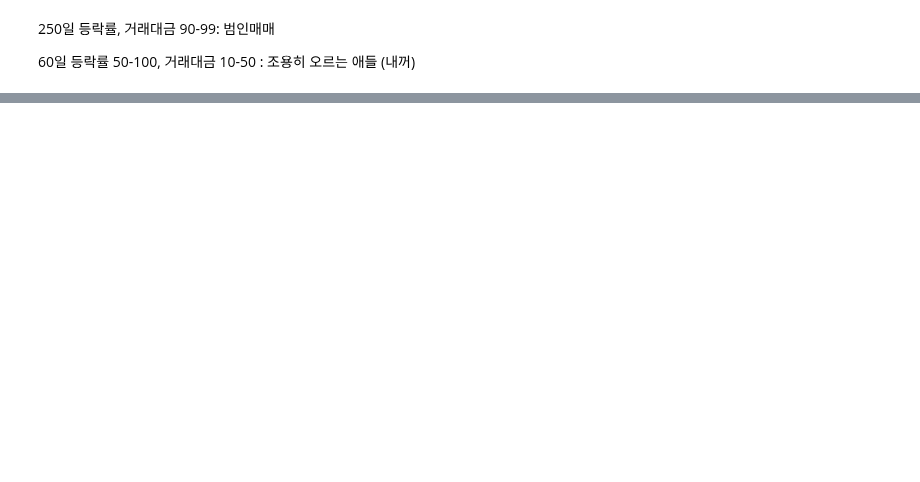
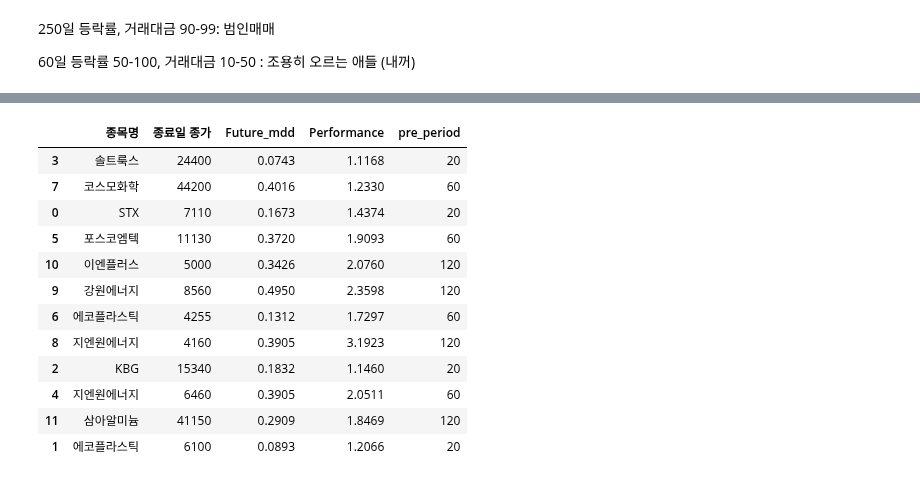
Before and after one commit to yeonghun00/stock-notes, a Jupyter notebook: useful/good_stocks.ipynb, the cells around one changed output, grey strips where cells are left out. Cells and saved outputs as stored; diff of their text form; code cells hidden in the pictures; blank space fills up the shorter version.

```diff
--- a/useful/good_stocks.ipynb
+++ b/useful/good_stocks.ipynb
@@ -110,8 +137,8 @@ class StockList():
       for i in self.filtered_df['종목코드']:
         future = (datetime.date.today() + datetime.timedelta(days=self.pre_period)).strftime('%Y%m%d')
         future_dic[i] = fdr.DataReader(str(i), self.today, future)
-      self.filtered_df['Future_mdd'] = [self.get_future_mdd(future_dic[x]['Close']) for x in future_dic]
-      self.filtered_df['Performance'] = [(future_dic[x]['Close'][-1]/future_dic[x]['Close'][0]) for x in future_dic]
+      self.filtered_df['Future_mdd'] = [round(self.get_future_mdd(future_dic[x]['Close']), 4) for x in future_dic]
+      self.filtered_df['Performance'] = [round((future_dic[x]['Close'][-1]/future_dic[x]['Close'][0]), 4) for x in future_dic]
       self.filtered_df['pre_period'] = [self.pre_period for x in future_dic]
     else:
       self.filtered_df['Future_mdd'] = [0 for x in self.price_dic]
@@ -163,17 +221,32 @@ files.download('ai_df.csv')
 # %%
 # performance
 all_df = []
 for p in [20, 60, 120]:
   stocklist = StockList(period=250, increased=[.9, .99], traded=[.9, .99], pre_period=p)
   t = stocklist.filtered_df
   t = t[t['Performance'] > 1.01]
   t = t[['종목명', '종료일 종가', 'Future_mdd', 'Performance', 'pre_period']].reset_index(drop=True)
   t.index+=1
   t.index.name='순위'
   all_df.append(t)
 t = pd.concat(all_df)
 t = t.groupby("pre_period").apply(lambda x: x.sort_values("Performance", ascending=False).head(4)).reset_index(drop=True).sample(frac=1)
+t.index.name='순위'
 t
+# %% [output]
+|  | 종목명 | 종료일 종가 | Future_mdd | Performance | pre_period |
+| 3 | 솔트룩스 | 24400 | 0.0743 | 1.1168 | 20 |
+| 7 | 코스모화학 | 44200 | 0.4016 | 1.2330 | 60 |
+| 0 | STX | 7110 | 0.1673 | 1.4374 | 20 |
+| 5 | 포스코엠텍 | 11130 | 0.3720 | 1.9093 | 60 |
+| 10 | 이엔플러스 | 5000 | 0.3426 | 2.0760 | 120 |
+| 9 | 강원에너지 | 8560 | 0.4950 | 2.3598 | 120 |
+| 6 | 에코플라스틱 | 4255 | 0.1312 | 1.7297 | 60 |
+| 8 | 지엔원에너지 | 4160 | 0.3905 | 3.1923 | 120 |
+| 2 | KBG | 15340 | 0.1832 | 1.1460 | 20 |
+| 4 | 지엔원에너지 | 6460 | 0.3905 | 2.0511 | 60 |
+| 11 | 삼아알미늄 | 41150 | 0.2909 | 1.8469 | 120 |
+| 1 | 에코플라스틱 | 6100 | 0.0893 | 1.2066 | 20 |
 # %%
 t.to_csv('performance_df.csv', encoding="utf-8-sig")
 files.download('performance_df.csv')
```
Also changed, not shown: parts of 9 cells of this notebook.
